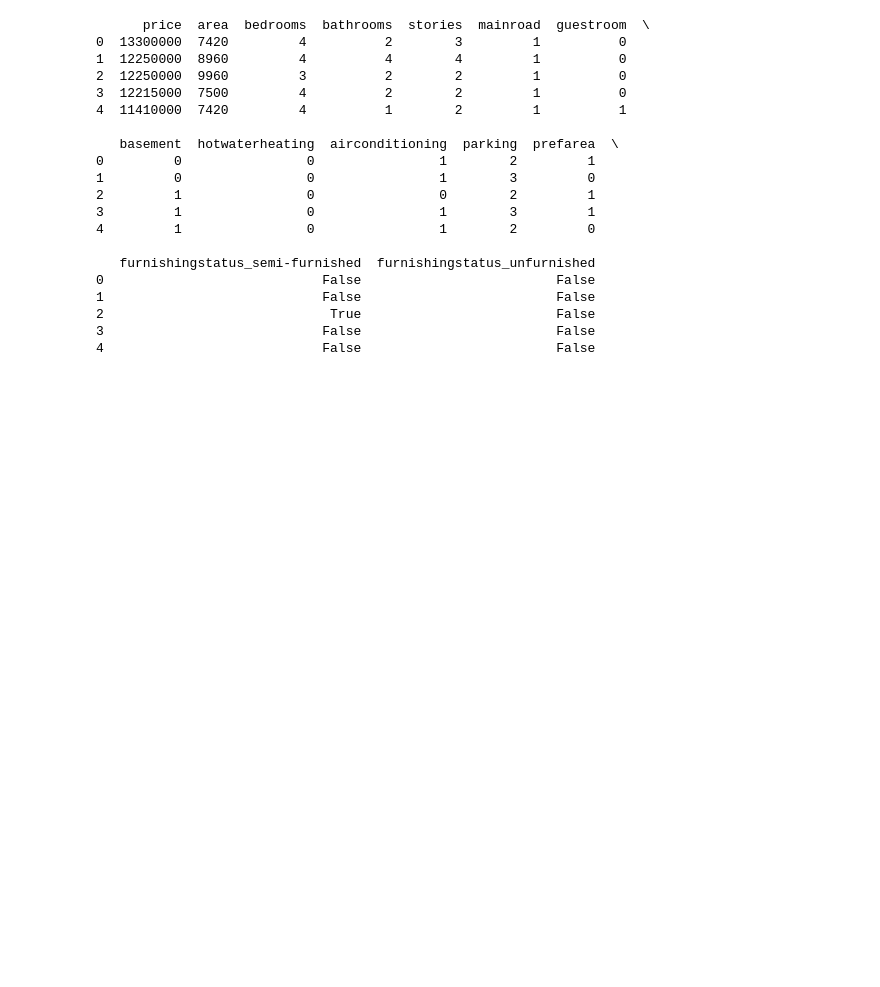
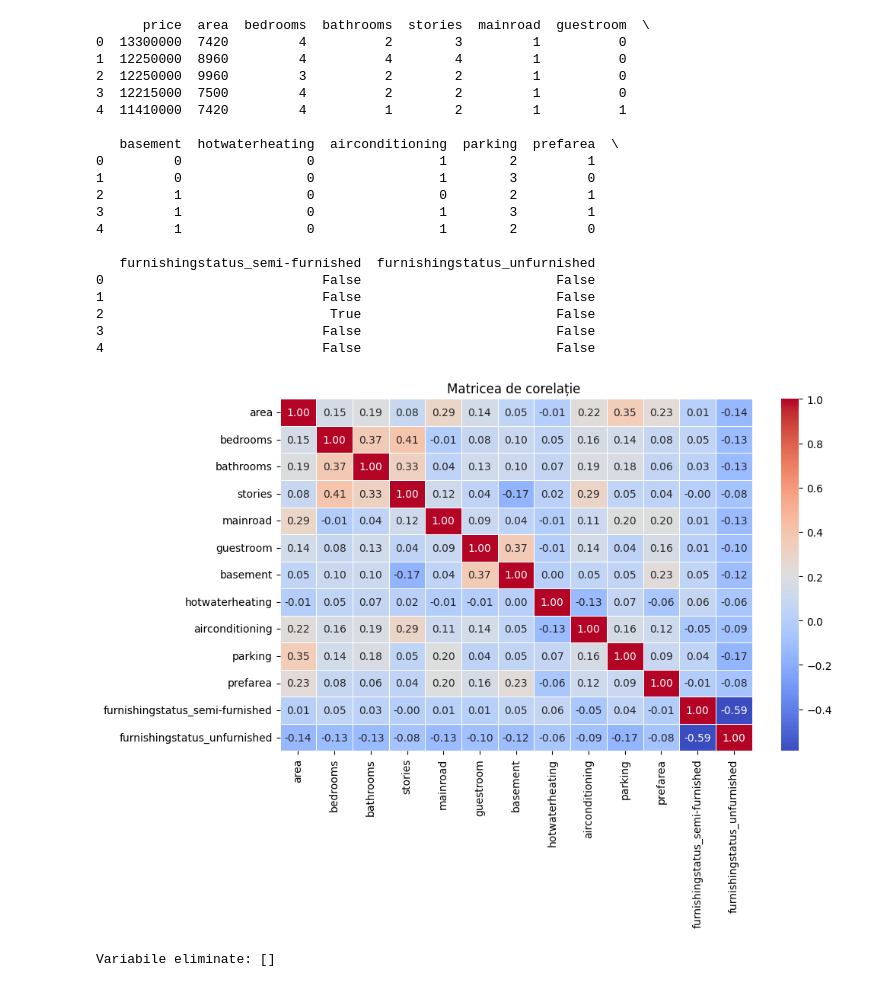
Before and after one commit to mariabraga15/sem2_1, a Jupyter notebook: feature_engineering.ipynb, the cells around one changed output. Saved outputs shown, nothing was run; the diff lists cells and outputs as text; code cells hidden in the pictures; blank space fills up the shorter version.

```diff
--- a/feature_engineering.ipynb
+++ b/feature_engineering.ipynb
@@ -235,3 +235,31 @@ print(df.head())
 2                             True                         False
 3                            False                         False
 4                            False                         False
+# %%
+var_df = df.drop(columns=["price"])
+
+corr_matrix = var_df.corr()
+plt.figure(figsize=(10, 6))
+sns.heatmap(corr_matrix, annot=True, cmap="coolwarm", fmt=".2f", linewidths=0.5)
+plt.title("Matricea de corelație ")
+plt.show()
+# %% [output]
+[figure, added]
+# %%
+corr_matrix = df.corr().abs()  # Matricea de corelație absolută
+'''
+   corr_matrix.where(...) → Păstrează doar valorile care indeplinesc o conditie
+   np.triu = lasa valorile de deasupra diag principale in rest pune 0
+   np.ones(corr_matrix.shape) → Creează o matrice de 1 de aceeași dimensiune ca corr_matrix
+   astype(bool) → Transformă în valori True/False, unde True sunt valorile păstrate
+
+'''
+upper_triangle = corr_matrix.where(np.triu(np.ones(corr_matrix.shape), k=1).astype(bool))
+
+# Elimină variabilele cu o corelație mai mare de 0.8
+to_drop = [column for column in upper_triangle.columns if any(upper_triangle[column] > 0.8)]
+df_reduced = df.drop(columns=to_drop)
+
+print(f"Variabile eliminate: {to_drop}") #nu avem variabile eliminate folosind acest criteriu
+# %% [output]
+Variabile eliminate: []
```
Also changed, not shown: parts of 14 cells of this notebook.
